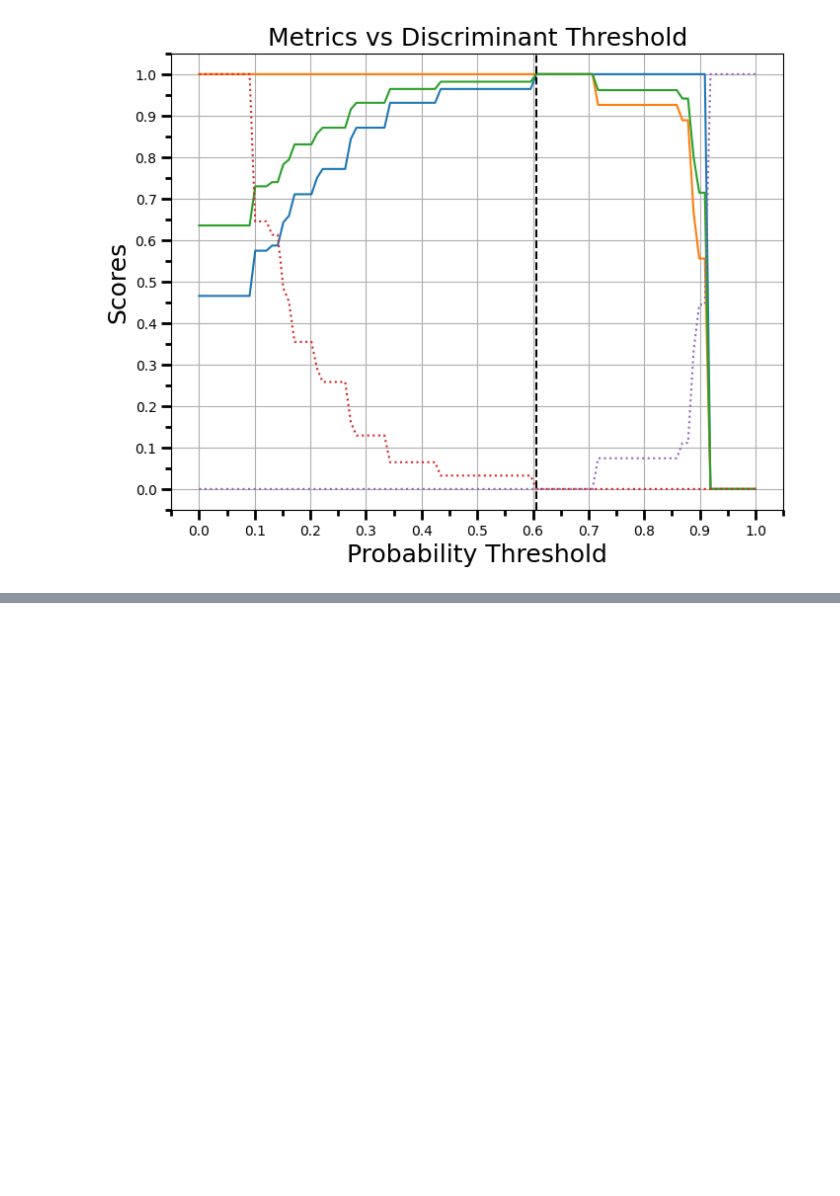
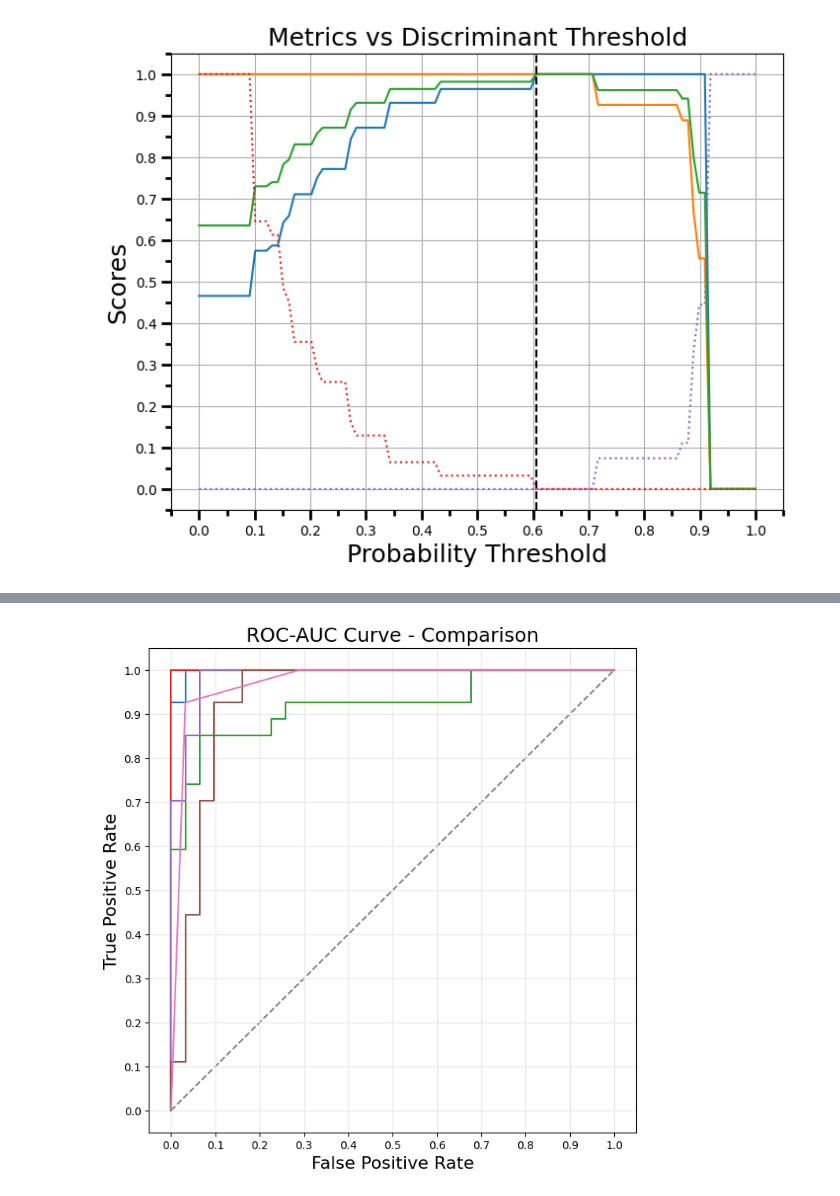
Before and after one commit to oozdal/heart-attack, a Jupyter notebook: heart-attack.ipynb, the cells around one changed output, grey strips where cells are left out. Saved outputs shown, nothing was run; the diff lists cells and outputs as text; code cells hidden in the pictures; blank space fills up the shorter version.

Commit message:
adding an interactive ROC AUC curve plot using plotly

```diff
--- a/heart-attack.ipynb
+++ b/heart-attack.ipynb
@@ -1039,0 +1043,3 @@ for f in files:
+# %%
+classifier_list = [rf_best_estimator, xgboost_best_estimator, nb_best_estimator, adaboost_best_estimator, knn_best_estimator, lr_best_estimator, dt_best_estimator]
+plotly_fig, fig, ax, result_table = plot_roc_auc_curve(classifier_list, X_test, y_test, fig_size=(8, 8), dpi=150, save_fig_path="model/roc_auc_comparison.html")
@@ -1039,0 +1050,4 @@ for f in files:
+# %%
+fig
+# %% [output]
+[figure, added]
```
Also changed, not shown: parts of 7 cells of this notebook, 7 other files.
